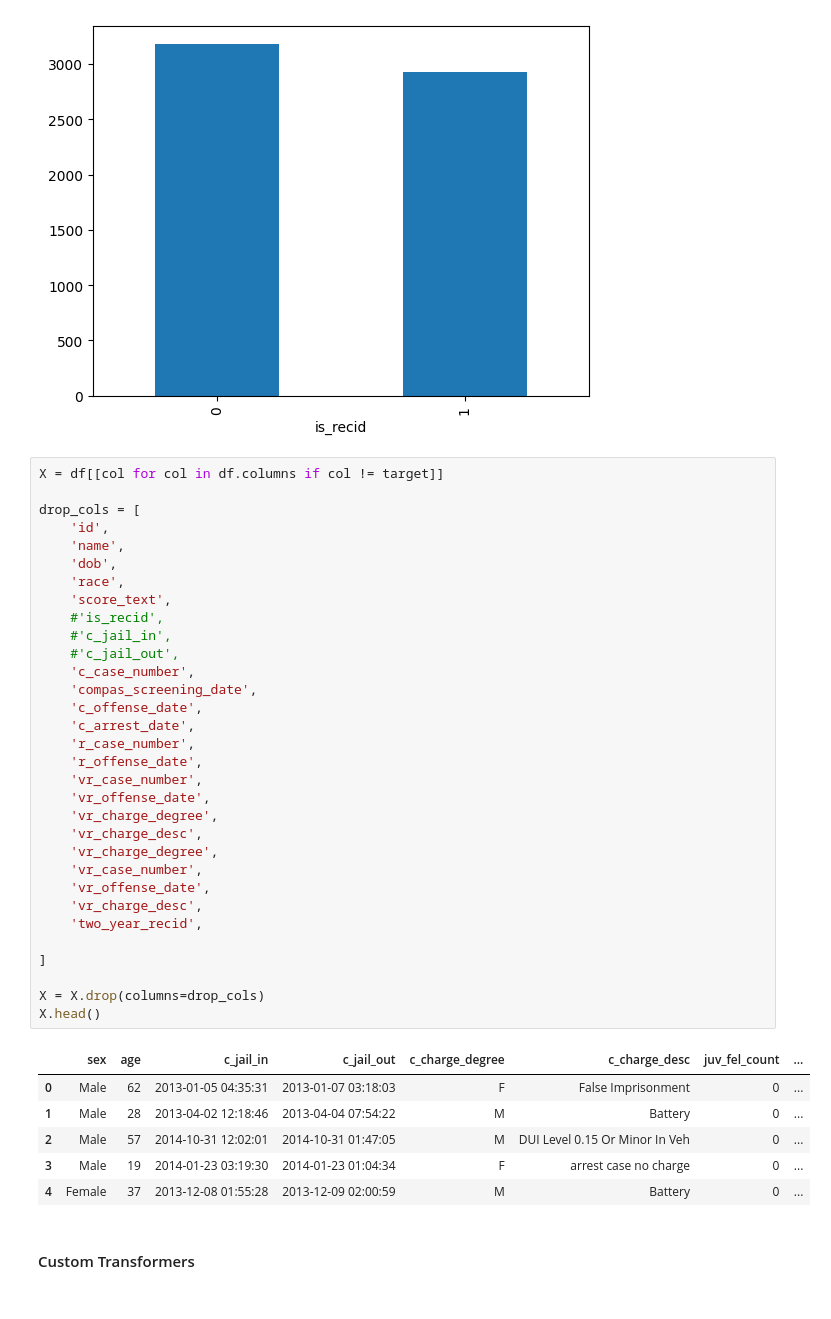
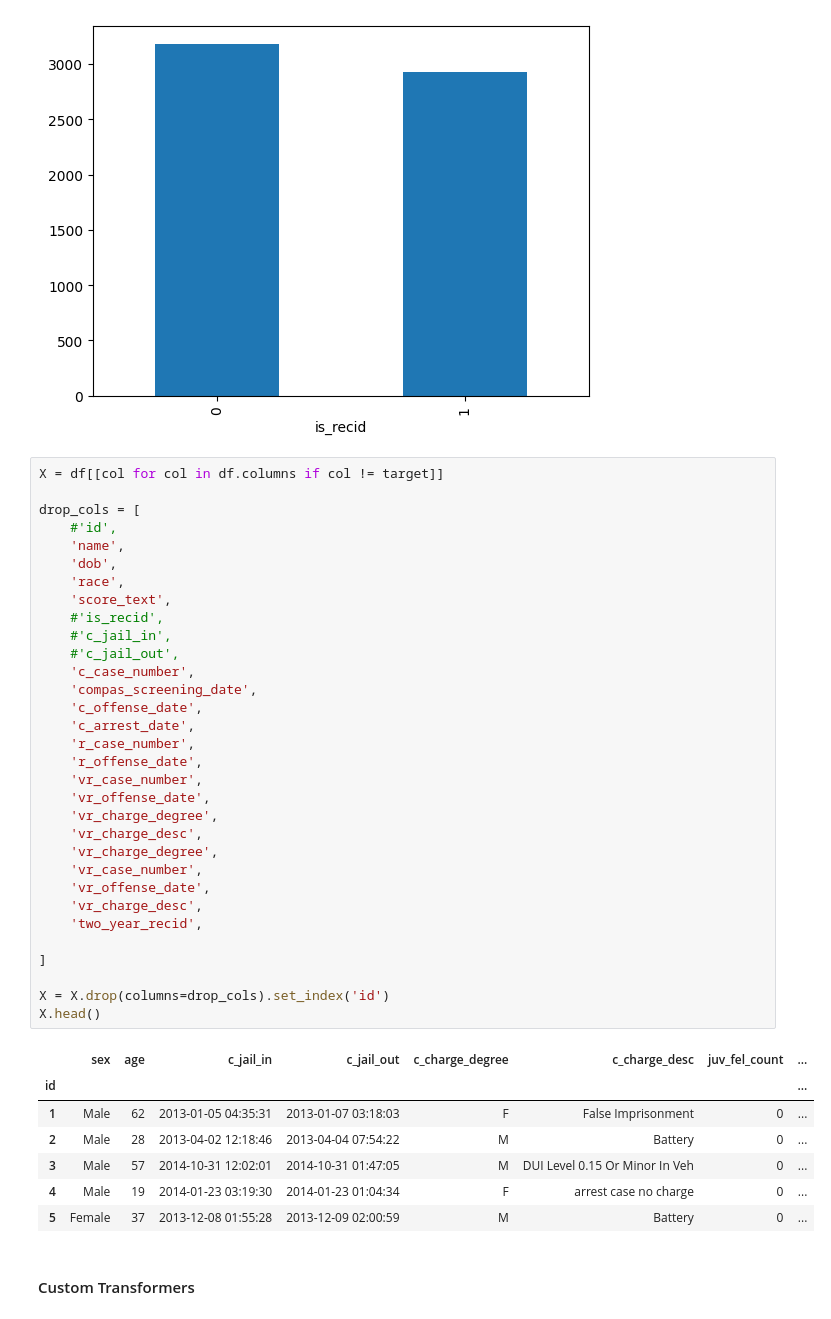
Before and after one commit to LDSAJPinto1306/Capstone-LDSA, a Jupyter notebook: Base Model.ipynb, the cells around one changed output. Saved outputs shown, nothing was run; the diff lists cells and outputs as text.

```diff
--- a/Base Model.ipynb
+++ b/Base Model.ipynb
@@ -87,41 +89,42 @@ y.value_counts().plot(kind='bar');
 X = df[[col for col in df.columns if col != target]]
 
 drop_cols = [
-    'id',
+    #'id',
     'name',
     'dob',
     'race',
     'score_text',
     #'is_recid',
     #'c_jail_in',
     #'c_jail_out',
     'c_case_number',
     'compas_screening_date',
     'c_offense_date',
     'c_arrest_date',
     'r_case_number',
     'r_offense_date',
     'vr_case_number',
     'vr_offense_date',
     'vr_charge_degree',
     'vr_charge_desc',
     'vr_charge_degree',
     'vr_case_number',
     'vr_offense_date',
     'vr_charge_desc',
     'two_year_recid',
 
 ]
 
-X = X.drop(columns=drop_cols)
+X = X.drop(columns=drop_cols).set_index('id')
 X.head()
 # %% [output]
 |  | sex | age | c_jail_in | c_jail_out | c_charge_degree | c_charge_desc | juv_fel_count | ... |
-| 0 | Male | 62 | 2013-01-05 04:35:31 | 2013-01-07 03:18:03 | F | False Imprisonment | 0 | ... |
-| 1 | Male | 28 | 2013-04-02 12:18:46 | 2013-04-04 07:54:22 | M | Battery | 0 | ... |
-| 2 | Male | 57 | 2014-10-31 12:02:01 | 2014-10-31 01:47:05 | M | DUI Level 0.15 Or Minor In Veh | 0 | ... |
-| 3 | Male | 19 | 2014-01-23 03:19:30 | 2014-01-23 01:04:34 | F | arrest case no charge | 0 | ... |
-| 4 | Female | 37 | 2013-12-08 01:55:28 | 2013-12-09 02:00:59 | M | Battery | 0 | ... |
+| id |  |  |  |  |  |  |  | ... |
+| 1 | Male | 62 | 2013-01-05 04:35:31 | 2013-01-07 03:18:03 | F | False Imprisonment | 0 | ... |
+| 2 | Male | 28 | 2013-04-02 12:18:46 | 2013-04-04 07:54:22 | M | Battery | 0 | ... |
+| 3 | Male | 57 | 2014-10-31 12:02:01 | 2014-10-31 01:47:05 | M | DUI Level 0.15 Or Minor In Veh | 0 | ... |
+| 4 | Male | 19 | 2014-01-23 03:19:30 | 2014-01-23 01:04:34 | F | arrest case no charge | 0 | ... |
+| 5 | Female | 37 | 2013-12-08 01:55:28 | 2013-12-09 02:00:59 | M | Battery | 0 | ... |
 # %% [markdown]
 #### Custom Transformers
 # %%
```
Also changed, not shown: parts of 6 cells of this notebook, 3 other files.
